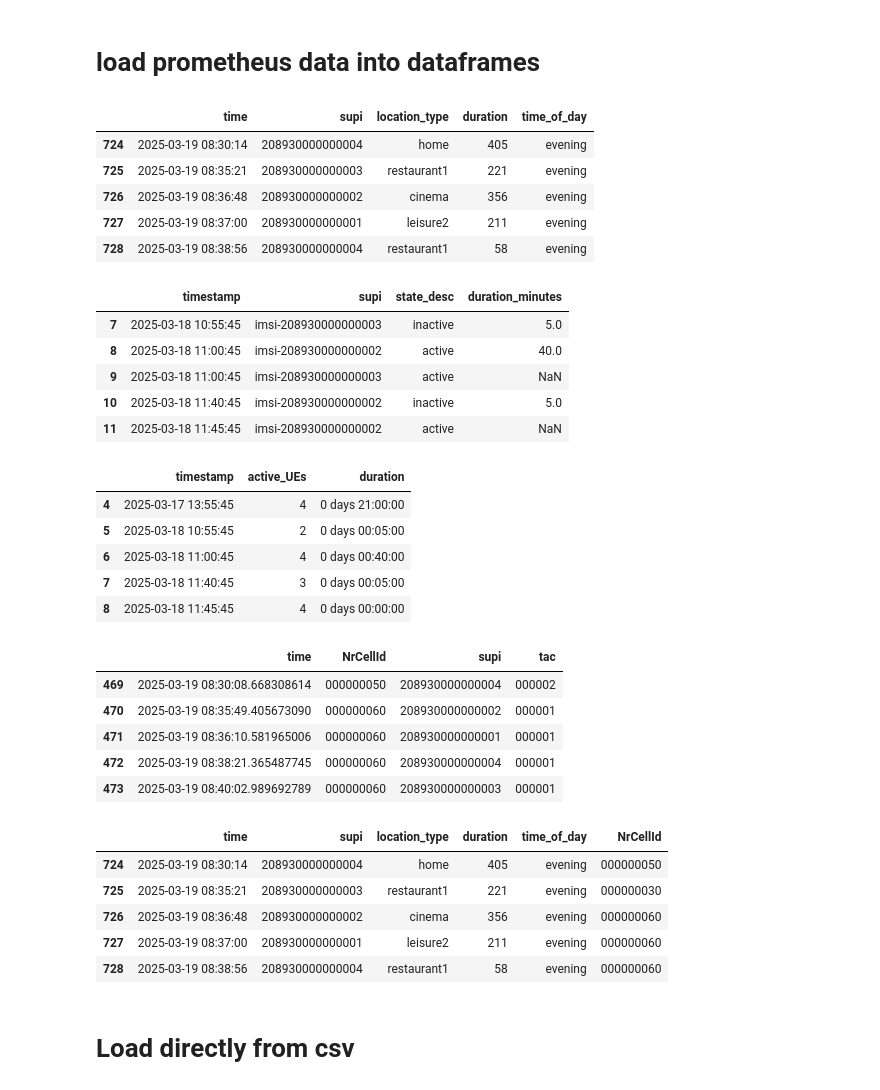
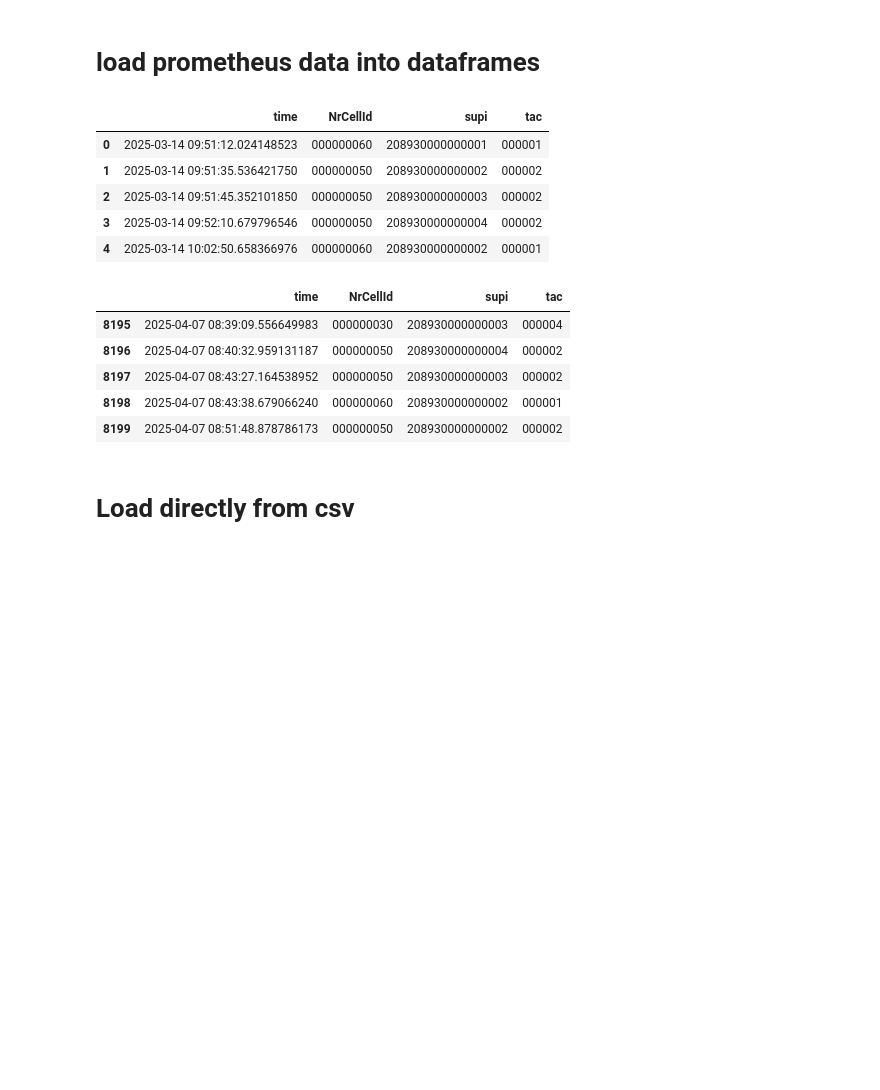
Before and after one commit to HenokDanielbfg/testbed, a Jupyter notebook: nwdaf.ipynb, the cells around one changed output. Saved outputs shown, nothing was run; the diff lists cells and outputs as text; code cells hidden in the pictures; blank space fills up the shorter version.

```diff
--- a/nwdaf.ipynb
+++ b/nwdaf.ipynb
@@ -660,51 +660,33 @@ def merge_location_handover(destination_df, handover_df):
 
     return destination_df
 # %%
-df_destination = get_df_destination(start_time, end_time)
-df_reg = get_reg(start_time, end_time)
-df_active = get_df_active(start_time, end_time)
+# df_destination = get_df_destination(start_time, end_time)
+# df_reg = get_reg(start_time, end_time)
+# df_active = get_df_active(start_time, end_time)
 df_location = get_df_location(start_time, end_time)
-df_loc_des = merge_location_handover(df_destination.copy(), df_location)
+# df_loc_des = merge_location_handover(df_destination.copy(), df_location)
 
 # display(df_destination.head())
 # display(df_reg.head(10))
 # display(df_active.head(10))
-# display(df_location.head(10))
+display(df_location.head())
 # display(df_loc_des.head())
 
-display(df_destination.tail())
-display(df_reg.tail())
-display(df_active.tail())
+# display(df_destination.tail())
+# display(df_reg.tail())
+# display(df_active.tail())
 display(df_location.tail())
-display(df_loc_des.tail())
+# display(df_loc_des.tail())
 # %% [output]
-|  | time | supi | location_type | duration | time_of_day |
-| 724 | 2025-03-19 08:30:14 | 208930000000004 | home | 405 | evening |
-| 725 | 2025-03-19 08:35:21 | 208930000000003 | restaurant1 | 221 | evening |
-| 726 | 2025-03-19 08:36:48 | 208930000000002 | cinema | 356 | evening |
-| 727 | 2025-03-19 08:37:00 | 208930000000001 | leisure2 | 211 | evening |
-| 728 | 2025-03-19 08:38:56 | 208930000000004 | restaurant1 | 58 | evening |
+|  | time | NrCellId | supi | tac |
+| 0 | 2025-03-14 09:51:12.024148523 | 000000060 | 208930000000001 | 000001 |
+| 1 | 2025-03-14 09:51:35.536421750 | 000000050 | 208930000000002 | 000002 |
+| 2 | 2025-03-14 09:51:45.352101850 | 000000050 | 208930000000003 | 000002 |
+| 3 | 2025-03-14 09:52:10.679796546 | 000000050 | 208930000000004 | 000002 |
+| 4 | 2025-03-14 10:02:50.658366976 | 000000060 | 208930000000002 | 000001 |
-|  | timestamp | supi | state_desc | duration_minutes |
-| 7 | 2025-03-18 10:55:45 | imsi-208930000000003 | inactive | 5.0 |
-| 8 | 2025-03-18 11:00:45 | imsi-208930000000002 | active | 40.0 |
-| 9 | 2025-03-18 11:00:45 | imsi-208930000000003 | active | NaN |
-| 10 | 2025-03-18 11:40:45 | imsi-208930000000002 | inactive | 5.0 |
-| 11 | 2025-03-18 11:45:45 | imsi-208930000000002 | active | NaN |
+|  | time | NrCellId | supi | tac |
+| 8195 | 2025-04-07 08:39:09.556649983 | 000000030 | 208930000000003 | 000004 |
+| 8196 | 2025-04-07 08:40:32.959131187 | 000000050 | 208930000000004 | 000002 |
+| 8197 | 2025-04-07 08:43:27.164538952 | 000000050 | 208930000000003 | 000002 |
+| 8198 | 2025-04-07 08:43:38.679066240 | 000000060 | 208930000000002 | 000001 |
+| 8199 | 2025-04-07 08:51:48.878786173 | 000000050 | 208930000000002 | 000002 |
-|  | timestamp | active_UEs | duration |
-| 4 | 2025-03-17 13:55:45 | 4 | 0 days 21:00:00 |
-| 5 | 2025-03-18 10:55:45 | 2 | 0 days 00:05:00 |
-| 6 | 2025-03-18 11:00:45 | 4 | 0 days 00:40:00 |
-| 7 | 2025-03-18 11:40:45 | 3 | 0 days 00:05:00 |
-| 8 | 2025-03-18 11:45:45 | 4 | 0 days 00:00:00 |
-|  | time | NrCellId | supi | tac |
-| 469 | 2025-03-19 08:30:08.668308614 | 000000050 | 208930000000004 | 000002 |
-| 470 | 2025-03-19 08:35:49.405673090 | 000000060 | 208930000000002 | 000001 |
-| 471 | 2025-03-19 08:36:10.581965006 | 000000060 | 208930000000001 | 000001 |
-| 472 | 2025-03-19 08:38:21.365487745 | 000000060 | 208930000000004 | 000001 |
-| 473 | 2025-03-19 08:40:02.989692789 | 000000060 | 208930000000003 | 000001 |
-|  | time | supi | location_type | duration | time_of_day | NrCellId |
-| 724 | 2025-03-19 08:30:14 | 208930000000004 | home | 405 | evening | 000000050 |
-| 725 | 2025-03-19 08:35:21 | 208930000000003 | restaurant1 | 221 | evening | 000000030 |
-| 726 | 2025-03-19 08:36:48 | 208930000000002 | cinema | 356 | evening | 000000060 |
-| 727 | 2025-03-19 08:37:00 | 208930000000001 | leisure2 | 211 | evening | 000000060 |
-| 728 | 2025-03-19 08:38:56 | 208930000000004 | restaurant1 | 58 | evening | 000000060 |
```
Also changed, not shown: parts of 1 cell of this notebook, 26 other files.
